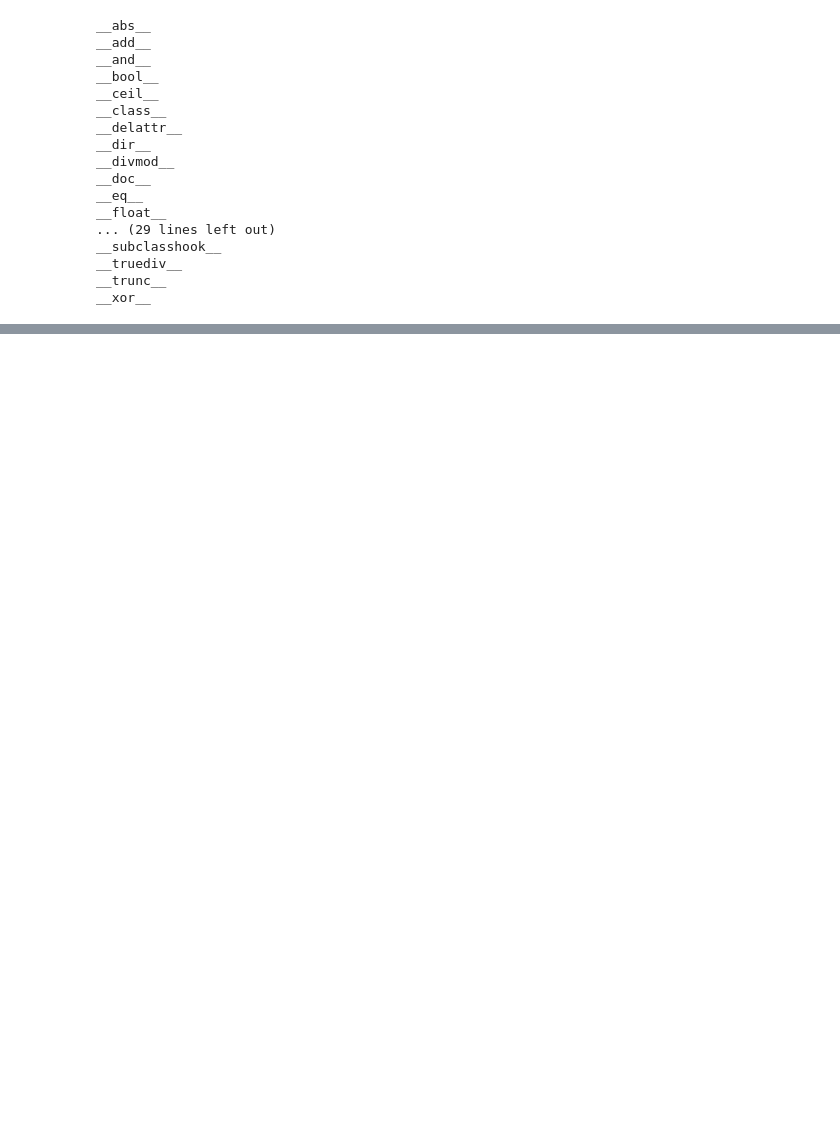
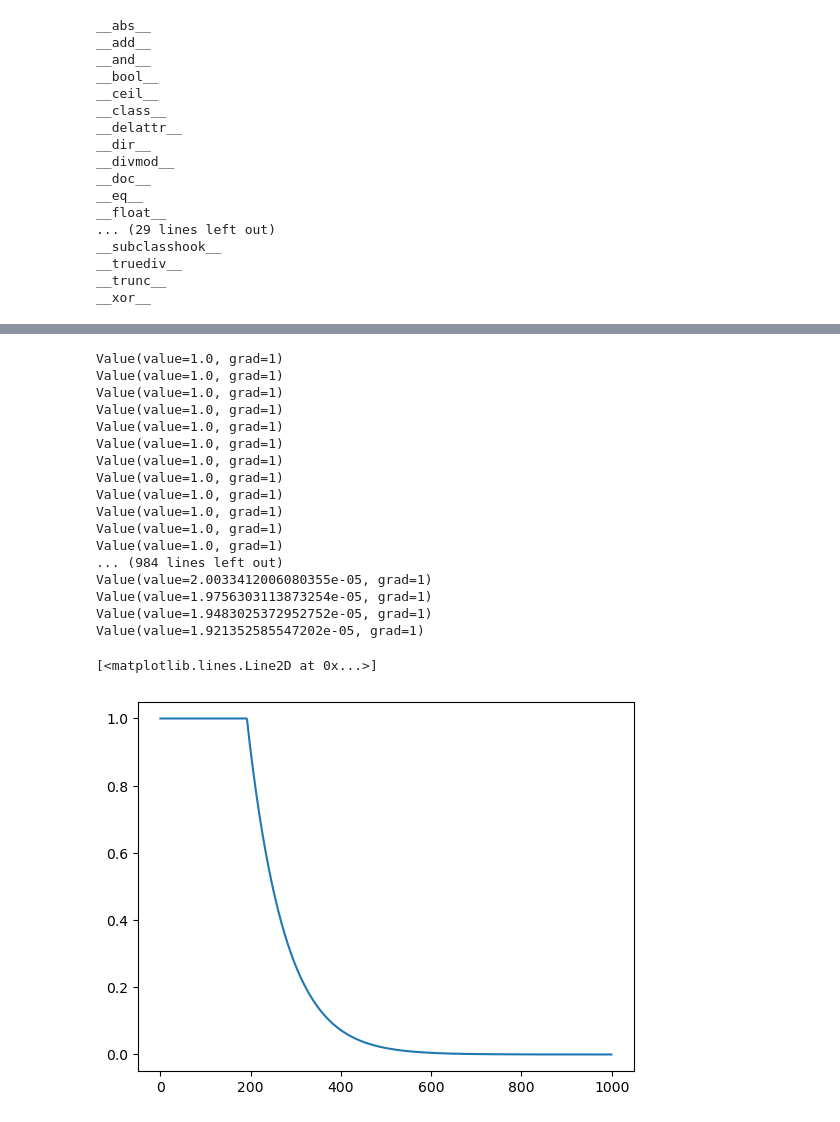
Before and after one commit to yiheinchai/hein-micrograd, a Jupyter notebook: workbook.ipynb, the cells around one changed output, grey strips where cells are left out. Drawn from its saved outputs; the diff is of its cells as text; code cells hidden in the pictures; blank space fills up the shorter version.

```diff
--- a/workbook.ipynb
+++ b/workbook.ipynb
@@ -149,0 +279,45 @@ __xor__
+# %%
+xs = [
+  [2.0, 3.0, -1.0],
+  [3.0, -1.0, 0.5],
+  [0.5, 1.0, 1.0],
+  [1.0, 1.0, -1.0],
+]
+ys = [1.0, -1.0, -1.0, 1.0] # desired targets
+
+n = mlp.MLP([3,4,3,1])
+
+losses = []
+
+def eval():
+    o = n(xs[0])[0]
+    loss = (ys[0] - o) ** 2
+    loss.backward()
+    print(loss)
+    losses.append(loss.value)
+
+for i in range(1000):
+  eval()
+  n.update()
+
+plt.plot(losses)
+# %% [output]
+Value(value=1.0, grad=1)
+Value(value=1.0, grad=1)
+Value(value=1.0, grad=1)
+Value(value=1.0, grad=1)
+Value(value=1.0, grad=1)
+Value(value=1.0, grad=1)
+Value(value=1.0, grad=1)
+Value(value=1.0, grad=1)
+Value(value=1.0, grad=1)
+Value(value=1.0, grad=1)
+Value(value=1.0, grad=1)
+Value(value=1.0, grad=1)
+... (984 lines left out)
+Value(value=2.0033412006080355e-05, grad=1)
+Value(value=1.9756303113873254e-05, grad=1)
+Value(value=1.9483025372952752e-05, grad=1)
+Value(value=1.921352585547202e-05, grad=1)
+[<matplotlib.lines.Line2D at 0x...>]
+[figure, added]
```
Also changed, not shown: parts of 28 cells of this notebook, 2 other files.
